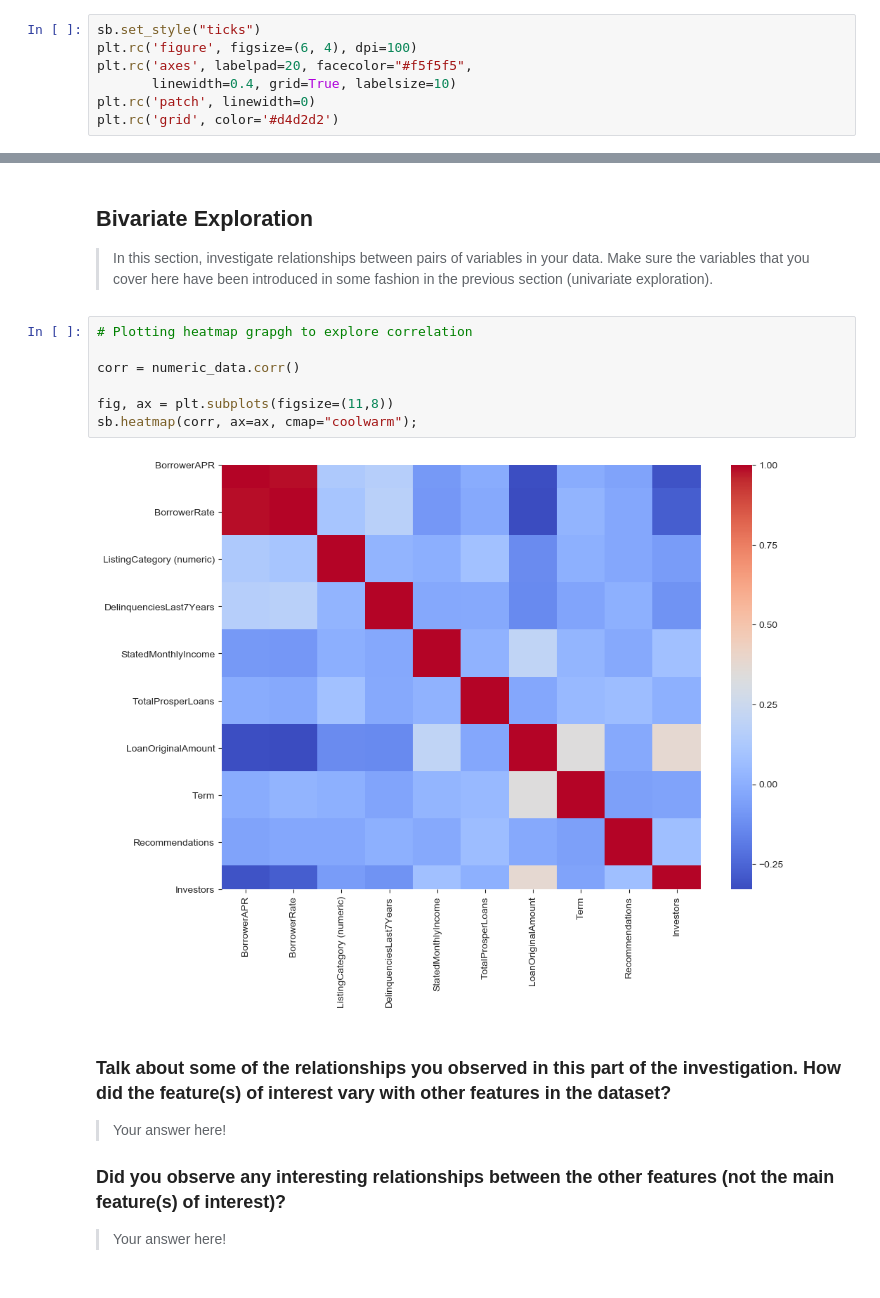
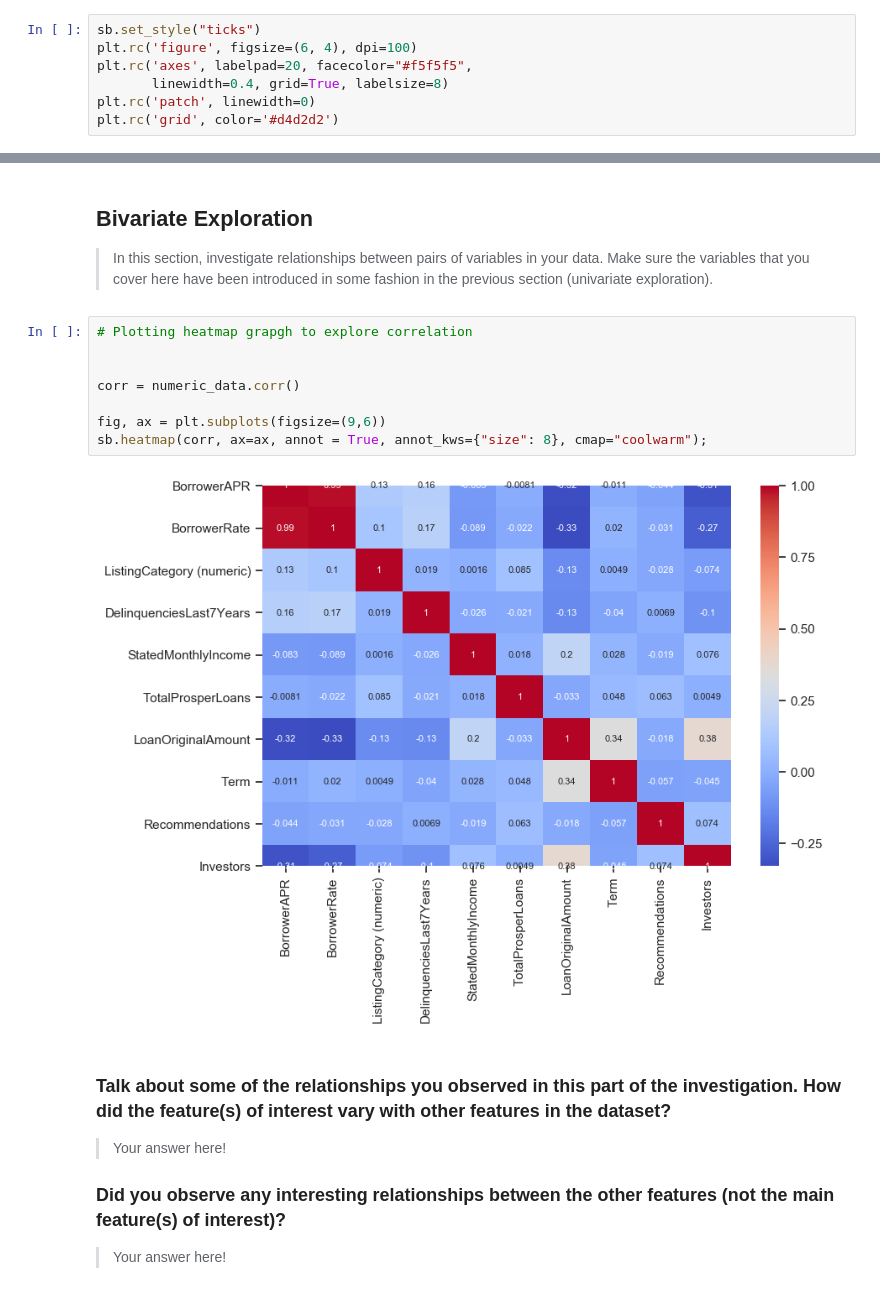
Before and after one commit to MarwaQabeel/Udacity-Data-Analyst-Nanodegree, a Jupyter notebook: Communicate_with_Data_Project/Loan Data from Prosper/Project Template/exploration_template.ipynb, the cells around one changed output, grey strips where cells are left out. Drawn from its saved outputs; the diff is of its cells as text.

```diff
--- a/Communicate_with_Data_Project/Loan Data from Prosper/Project Template/exploration_template.ipynb
+++ b/Communicate_with_Data_Project/Loan Data from Prosper/Project Template/exploration_template.ipynb
@@ -21,7 +21,7 @@ pd.set_option('display.max_columns', None)
 sb.set_style("ticks")
 plt.rc('figure', figsize=(6, 4), dpi=100)
 plt.rc('axes', labelpad=20, facecolor="#f5f5f5",
-       linewidth=0.4, grid=True, labelsize=10)
+       linewidth=0.4, grid=True, labelsize=8)
 plt.rc('patch', linewidth=0)
 plt.rc('grid', color='#d4d2d2')
 # %% [markdown]
@@ -322,12 +322,13 @@ fashion in the previous section (univariate exploration).
 # %%
 # Plotting heatmap grapgh to explore correlation
 
+
 corr = numeric_data.corr()
 
-fig, ax = plt.subplots(figsize=(11,8))
-sb.heatmap(corr, ax=ax, cmap="coolwarm");
+fig, ax = plt.subplots(figsize=(9,6))
+sb.heatmap(corr, ax=ax, annot = True, annot_kws={"size": 8}, cmap="coolwarm");
 # %% [output]
-[figure, old version]
+[figure, new version]
 # %% [markdown]
 ### Talk about some of the relationships you observed in this part of the investigation. How did the feature(s) of interest vary with other features in the dataset?
 
```
